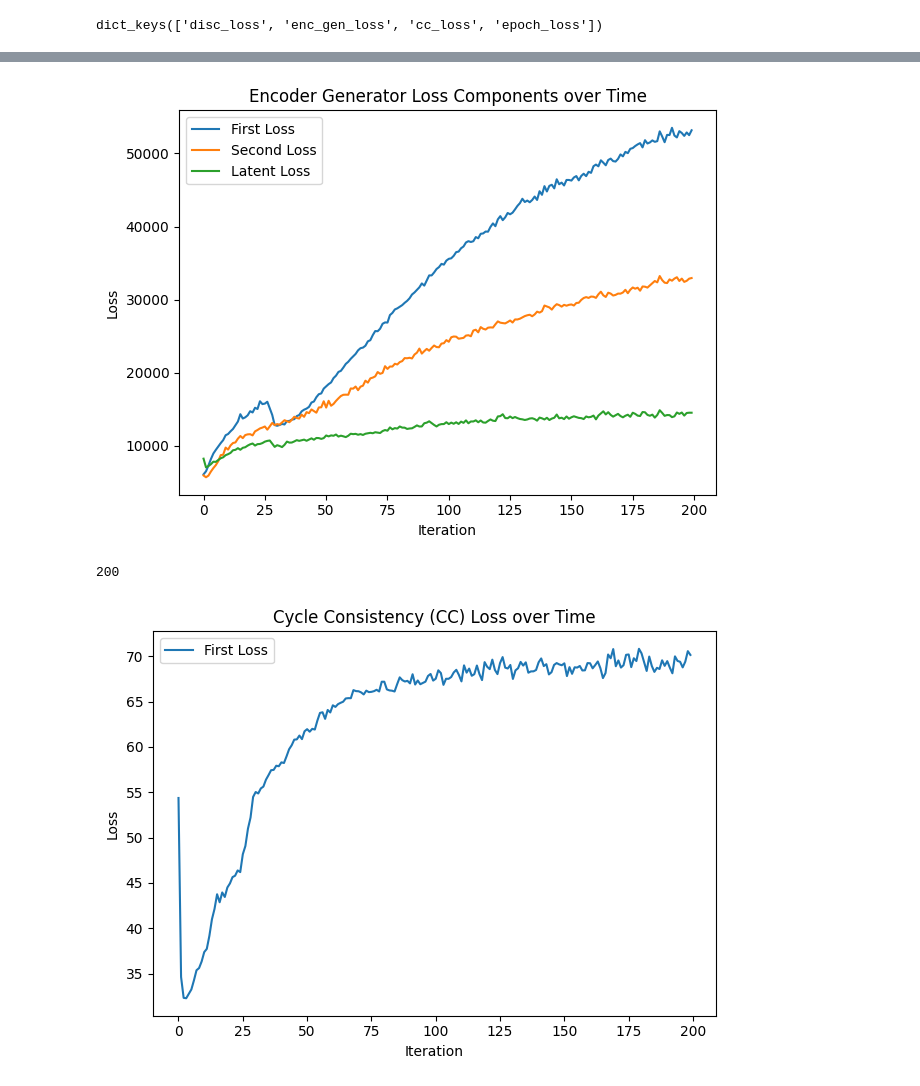
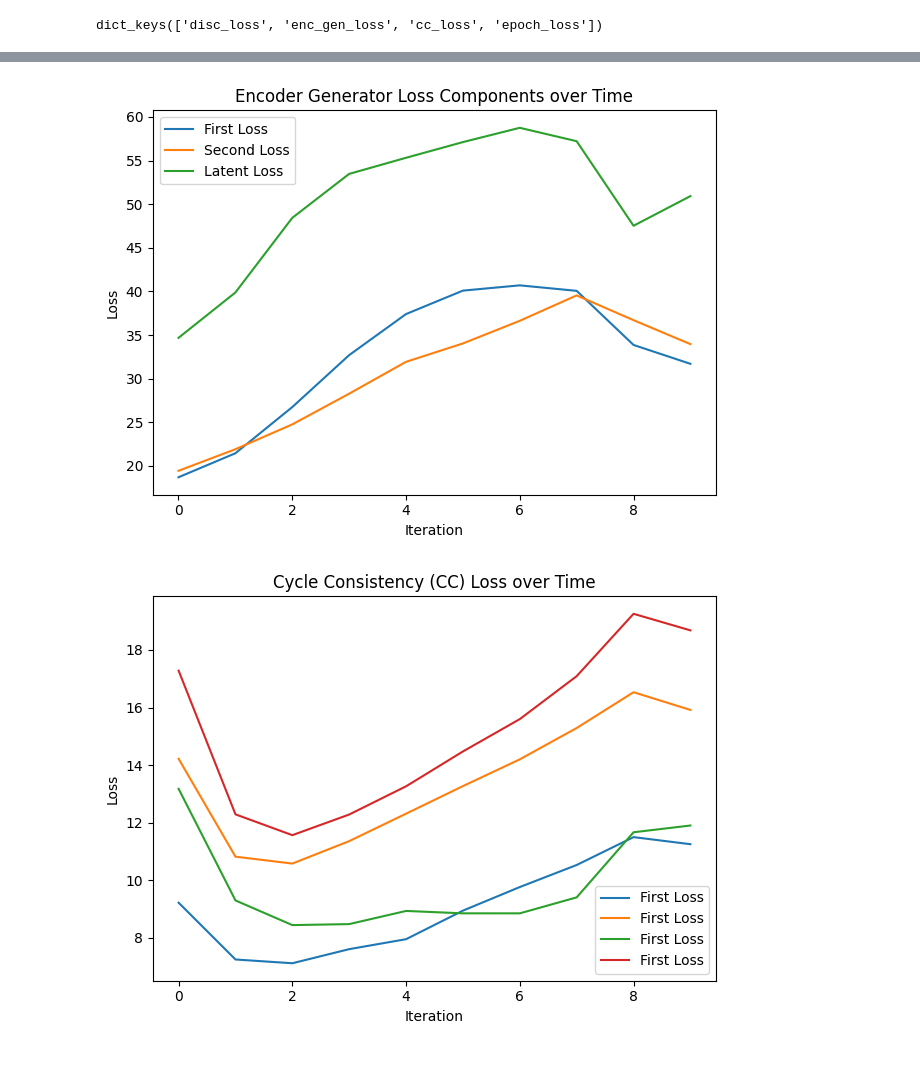
Before and after one commit to skotnkat/lstnet, a Jupyter notebook: analyze_loss.ipynb, the cells around one changed output, grey strips where cells are left out. Cells and saved outputs as stored; diff of their text form; code cells hidden in the pictures.

```diff
--- a/analyze_loss.ipynb
+++ b/analyze_loss.ipynb
@@ -3,5 +4,5 @@ import json
 # %%
-with open('loss_logs.json', 'r') as file:
+with open('output/loss_logs.json', 'r') as file:
     loss = json.load(file)
 # %%
 loss.keys()
@@ -84,9 +32,9 @@ import matplotlib.pyplot as plt
 plt.figure()  # one distinct figure
 
 # plot each component
-plt.plot(enc_gen_loss['first_loss'],   label='First Loss')
-plt.plot(enc_gen_loss['second_loss'],  label='Second Loss')
-plt.plot(enc_gen_loss['latent_loss'],  label='Latent Loss')
+plt.plot(loss['enc_gen_loss']['first_loss'],   label='First Loss')
+plt.plot(loss['enc_gen_loss']['second_loss'],  label='Second Loss')
+plt.plot(loss['enc_gen_loss']['latent_loss'],  label='Latent Loss')
 
 # decorate
 plt.xlabel('Iteration')
@@ -97,8 +45,4 @@ plt.legend()
 plt.tight_layout()
 plt.show()
 # %% [output]
-[figure, old version]
+[figure, new version]
-# %%
-len(total_loss)
-# %% [output]
-200
@@ -113,18 +49,21 @@ total_loss_all = [x + y for x, y in zip(total_loss, cc_loss)]
 # %%
 import matplotlib.pyplot as plt
 
 plt.figure()  # one distinct figure
 
 # plot each component
-plt.plot(cc_loss,   label='First Loss')
+plt.plot(loss['cc_loss']['first_cycle'],   label='First Loss')
+plt.plot(loss['cc_loss']['second_cycle'],   label='First Loss')
+plt.plot(loss['cc_loss']['first_full_cycle'],   label='First Loss')
+plt.plot(loss['cc_loss']['second_full_cycle'],   label='First Loss')
 
 # decorate
 plt.xlabel('Iteration')
 plt.ylabel('Loss')
 plt.title('Cycle Consistency (CC) Loss over Time')
 plt.legend()
 
 plt.tight_layout()
 plt.show()
 # %% [output]
-[figure, old version]
+[figure, new version]
```
Also changed, not shown: parts of 11 cells of this notebook.
